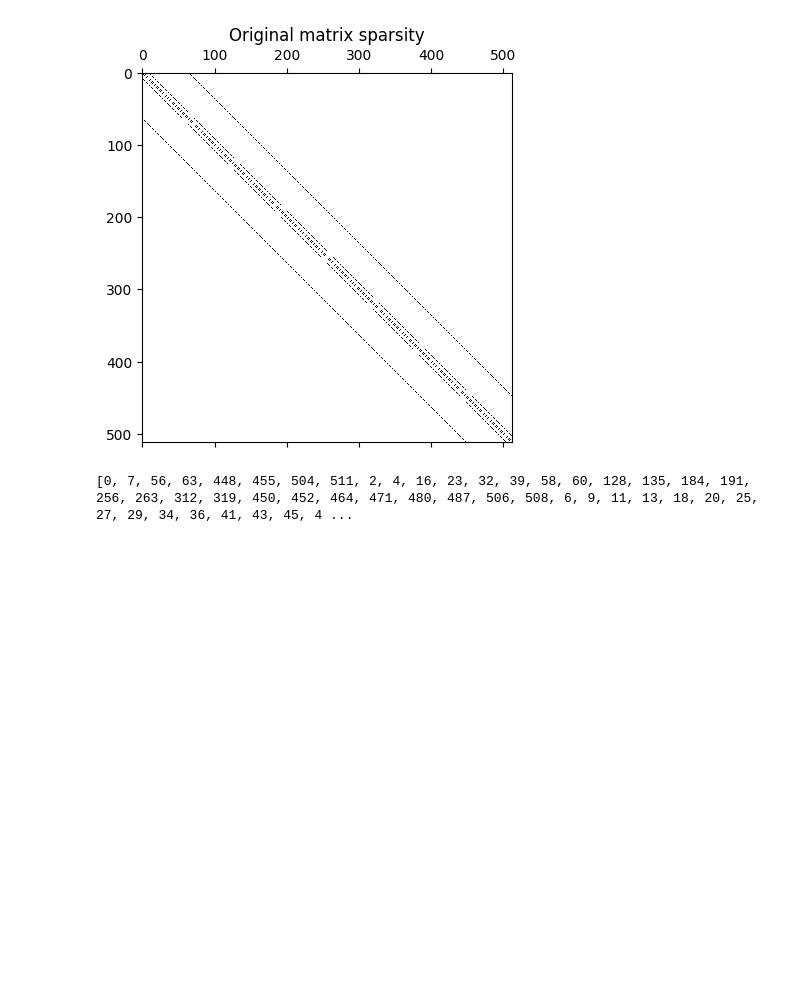
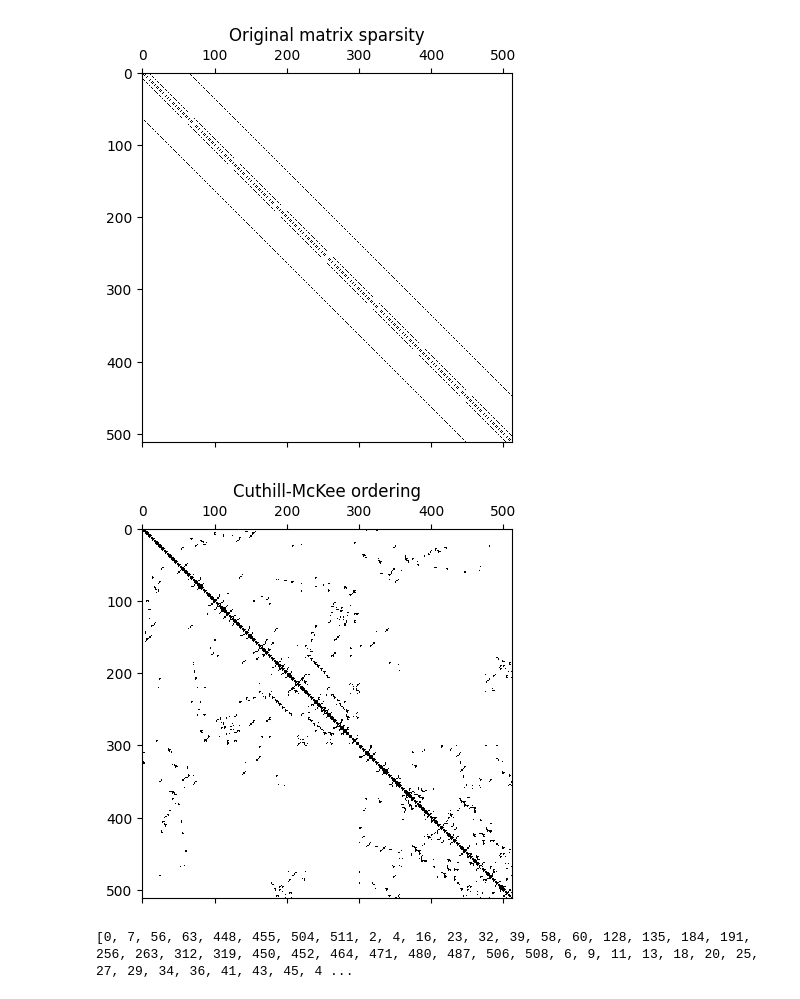
Before and after one commit to MicelloK/matrix-aglorithms, a Jupyter notebook: lab4/lab4.ipynb, the cells around one changed output. Cells and saved outputs as stored; diff of their text form; code cells hidden in the pictures; blank space fills up the shorter version.

```diff
--- a/lab4/lab4.ipynb
+++ b/lab4/lab4.ipynb
@@ -231,6 +229,39 @@ def minimum_degree_ordering(matrix):
         adjacent.pop(min_idx)
 
     return permutation
+# %%
+def cuthill_mckee_ordering(matrix):
+    n = len(matrix)
+    permutation = []
+    adjacent = {i: set() for i in range(n)}
+    visited = [False for _ in range(n)]
+
+    def bfs(vertex):
+        nonlocal visited, permutation, adjacent
+        queue = [vertex]
+        visited[vertex] = True
+
+        while queue:
+            current_vertex = queue.pop(0)
+            permutation.append(current_vertex)
+
+            for v in sorted(adjacent[current_vertex], key=lambda x: len(adjacent[x])):
+                if not visited[v]:
+                    queue.append(v)
+                    visited[v] = True
+
+    for i in range(n):
+        for j in range(n):
+            if matrix[i][j] != 0:
+                adjacent[i].add(j)
+
+    sorted_vertices = sorted(range(n), key=lambda x: len(adjacent[x]))
+
+    for vertex in sorted_vertices:
+        if not visited[vertex]:
+            bfs(vertex)
+
+    return permutation
 # %%
 matrix = generate_3d_grid_matrix(3).toarray()
 _, S, _ = np.linalg.svd(matrix)
@@ -243,5 +274,12 @@ plot_matrix(root, matrix, "Original matrix")
 plot_sparisity(matrix, "Original matrix sparsity")
 # %% [output]
 [figure]
+# %%
+permutation = cuthill_mckee_ordering(matrix)
+matrix_perm = permutate_matrix(matrix, permutation)
+root = create_tree(matrix_perm, 2, S[-1])
+plot_matrix(root, matrix_perm, "Cuthill-McKee ordering")
+# %% [output]
+[figure, added]
 # %%
 permutation = minimum_degree_ordering(matrix)
```
Also changed, not shown: parts of 2 cells of this notebook, 1 other file.
